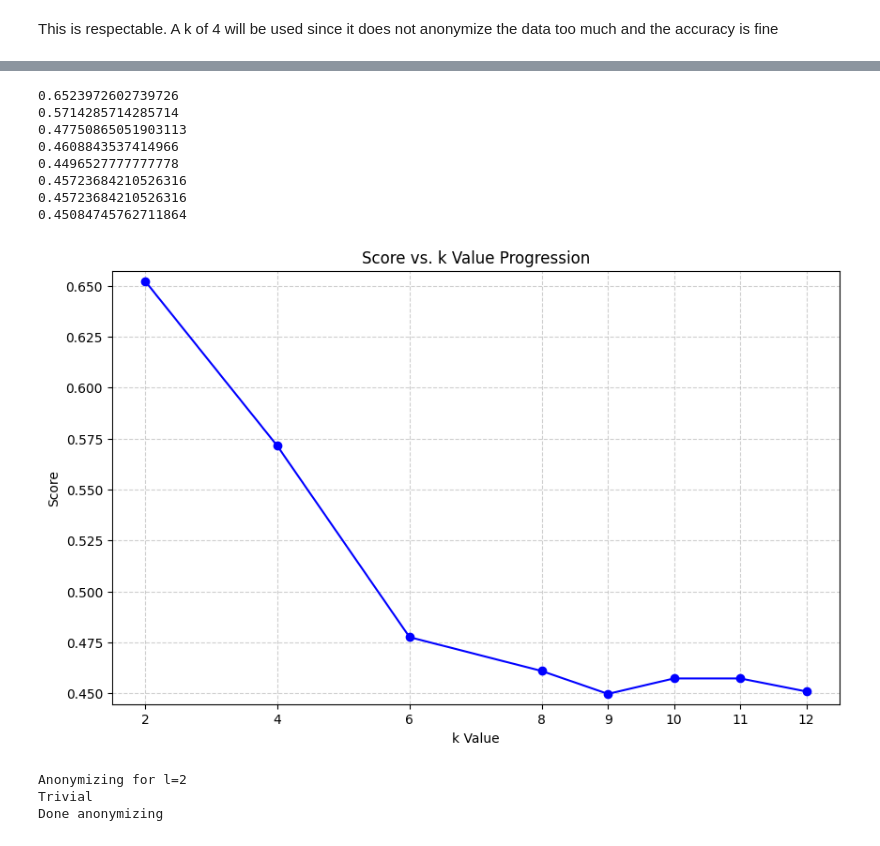
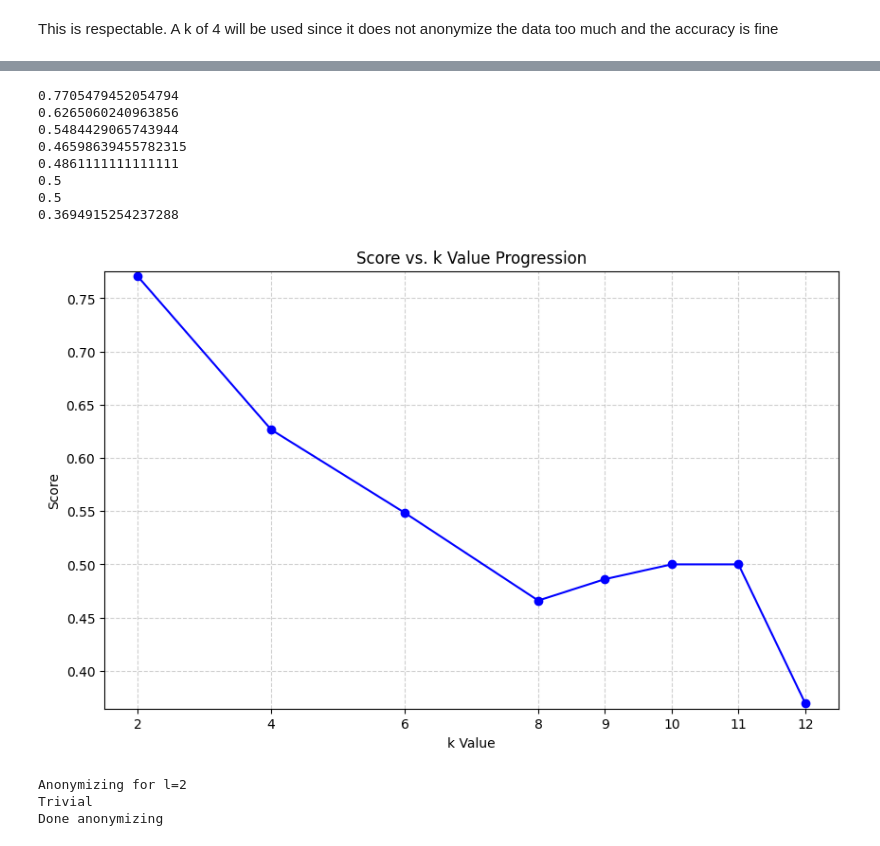
Before and after one commit to Zak9O/Masking-Effects-on-XAI-Techniques, a Jupyter notebook: notebooks/Cervical Cancer.ipynb, the cells around one changed output, grey strips where cells are left out. Drawn from its saved outputs; the diff is of its cells as text; code cells hidden in the pictures.

```diff
--- a/notebooks/Cervical Cancer.ipynb
+++ b/notebooks/Cervical Cancer.ipynb
@@ -570,18 +569,18 @@ from sklearn.linear_model import RidgeClassifier
 # %%
-clf = RidgeClassifier()
+clf = KNeighborsClassifier(n_neighbors=5)
 models, scores = finding_k.train_models(anon_data, "disease", hierarchies_path, clf)
 
 finding_k.plot_k_vs_score(scores, k_list, False)
 # %% [output]
-0.6523972602739726
-0.5714285714285714
-0.47750865051903113
-0.4608843537414966
-0.4496527777777778
-0.45723684210526316
-0.45723684210526316
-0.45084745762711864
+0.7705479452054794
+0.6265060240963856
+0.5484429065743944
+0.46598639455782315
+0.4861111111111111
+0.5
+0.5
+0.3694915254237288
-[figure, old version]
+[figure, new version]
 # %%
 def is_all_features_identical(df, sensitive_attribute) -> bool:
     n_values = 0
```
Also changed, not shown: parts of 4 cells of this notebook.
